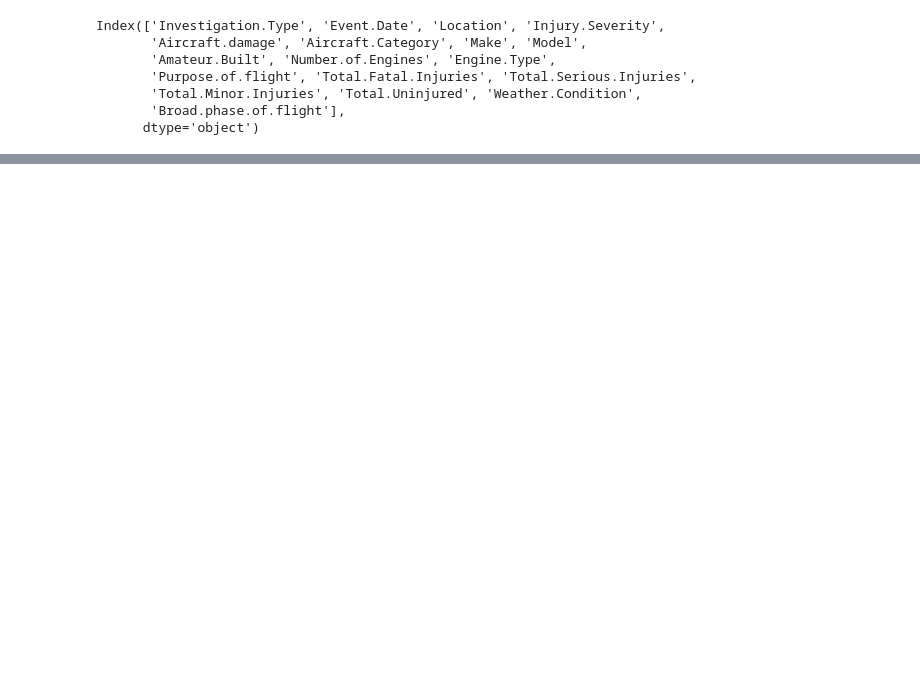
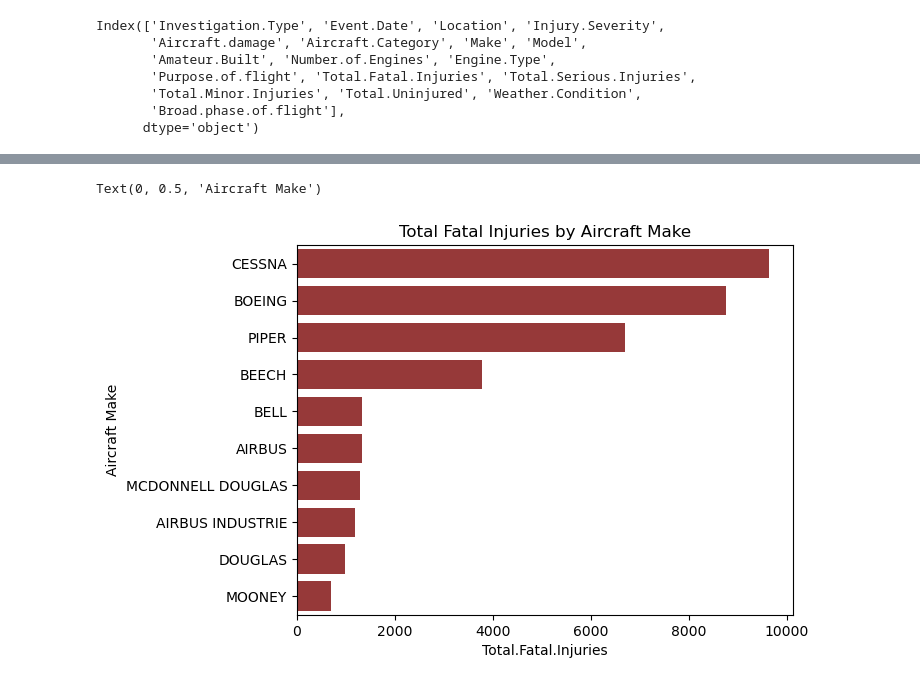
Before and after one commit to Meshack7468/project, a Jupyter notebook: project1.ipynb, the cells around one changed output, grey strips where cells are left out. Saved outputs shown, nothing was run; the diff lists cells and outputs as text; code cells hidden in the pictures; blank space fills up the shorter version.

```diff
--- a/project1.ipynb
+++ b/project1.ipynb
@@ -139,0 +143,11 @@ df
+# %%
+# Fatality rate by make
+
+fatality_by_make = df.groupby("Make")["Total.Fatal.Injuries"].sum().sort_values(ascending = False).head(10)
+sns.barplot(x=fatality_by_make.values, y=fatality_by_make.index, color ="brown")
+plt.title("Total Fatal Injuries by Aircraft Make")
+plt.xlabel("Total.Fatal.Injuries")
+plt.ylabel("Aircraft Make")
+# %% [output]
+Text(0, 0.5, 'Aircraft Make')
+[figure, added]
```
Also changed, not shown: parts of 12 cells of this notebook.
